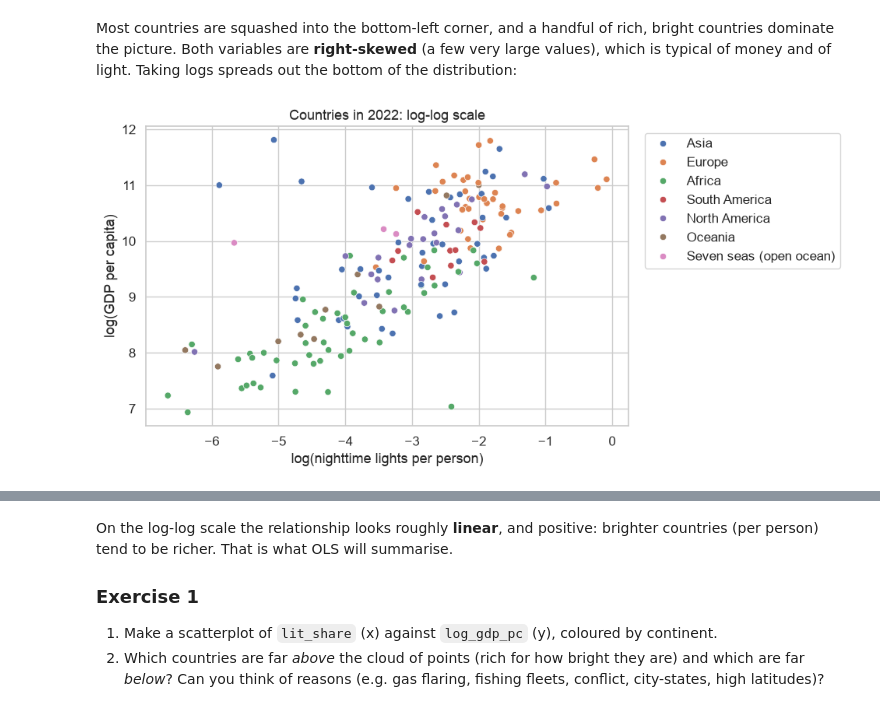
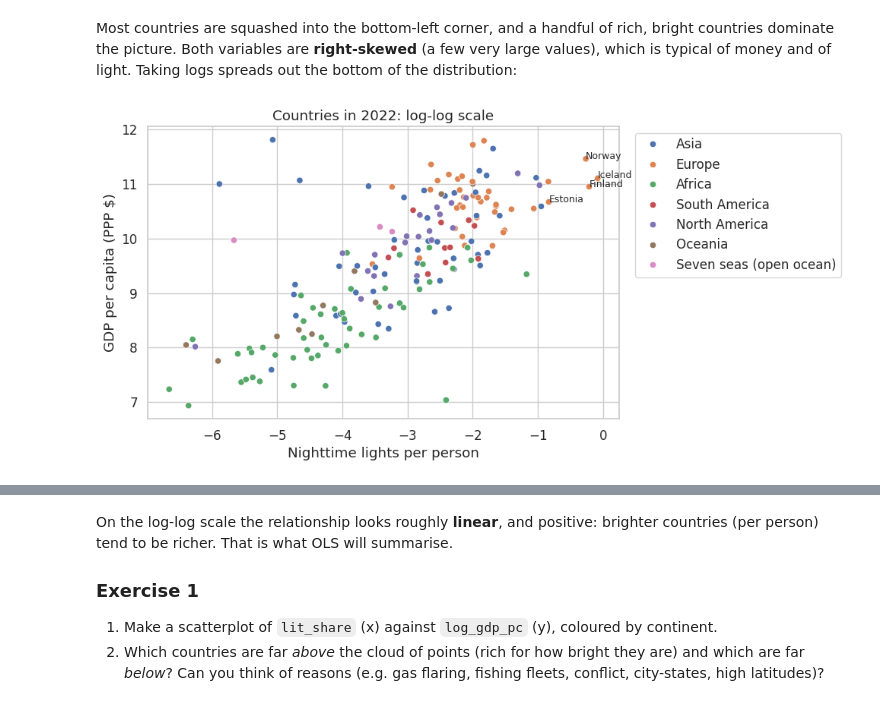
Before and after one commit to dhimasanindito/BASC0005, a Jupyter notebook: notebooks/W07. Linear Regression.ipynb, the cells around one changed output, grey strips where cells are left out. Cells and saved outputs as stored; diff of their text form; code cells hidden in the pictures.

```diff
--- a/notebooks/W07. Linear Regression.ipynb
+++ b/notebooks/W07. Linear Regression.ipynb
@@ -81,12 +81,16 @@ Most countries are squashed into the bottom-left corner, and a handful of rich,
 # %%
 nl["log_lights_pc"] = np.log(nl["lights_pc"])
 nl["log_gdp_pc"] = np.log(nl["gdp_pc"])
 
+
+
 fig, ax = plt.subplots()
 sns.scatterplot(data=nl, x="log_lights_pc", y="log_gdp_pc", hue="continent", ax=ax)
-ax.set(xlabel="log(nighttime lights per person)", ylabel="log(GDP per capita)",
+for _, r in nl.nlargest(4, "log_lights_pc").iterrows():
+    ax.annotate(r["country"], (r["log_lights_pc"], r["log_gdp_pc"]), fontsize=9)
+ax.set(xlabel="Nighttime lights per person", ylabel="GDP per capita (PPP $)",
        title="Countries in 2022: log-log scale")
 ax.legend(bbox_to_anchor=(1.02, 1), loc="upper left")
 plt.show()
 # %% [output]
-[figure, old version]
+[figure, new version]
```
Also changed, not shown: parts of 16 cells of this notebook.
